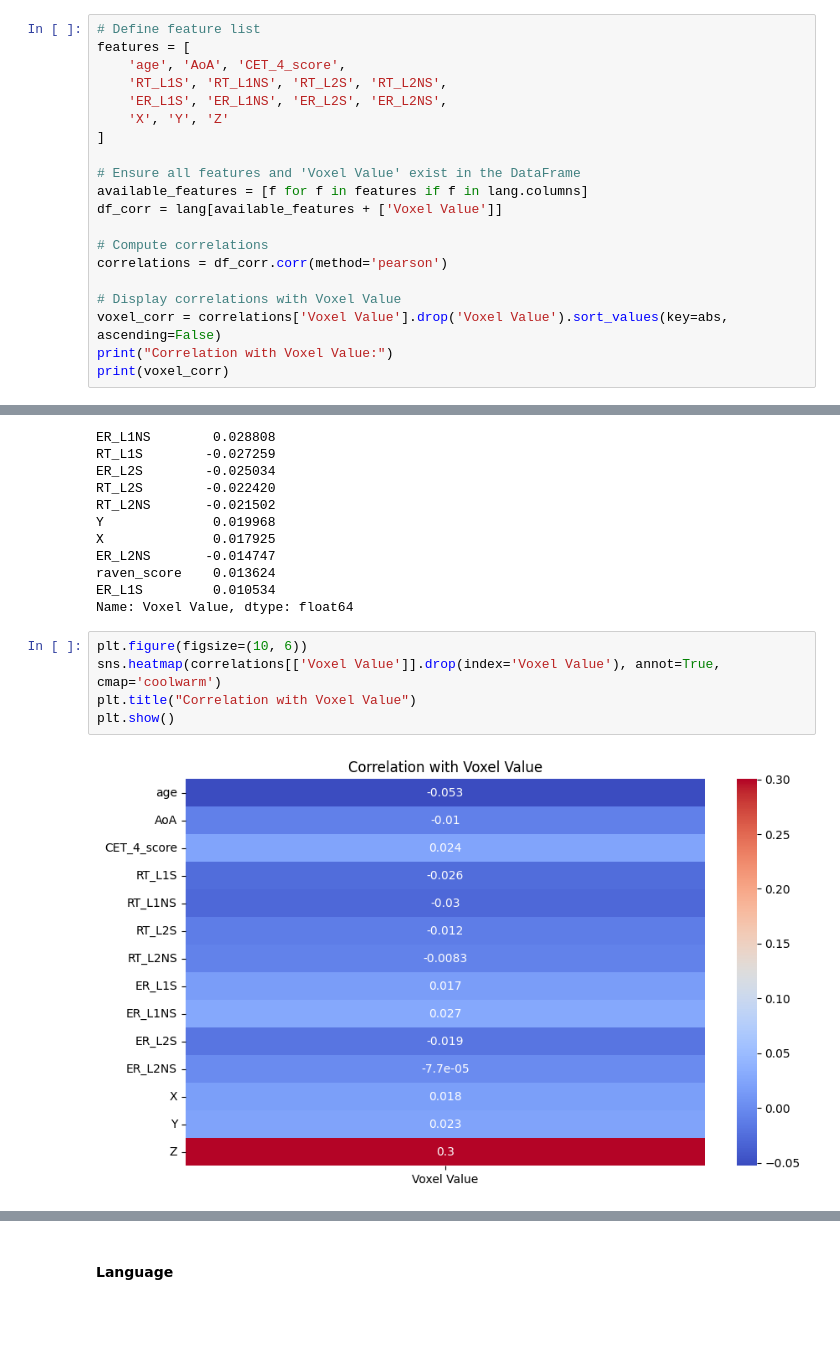
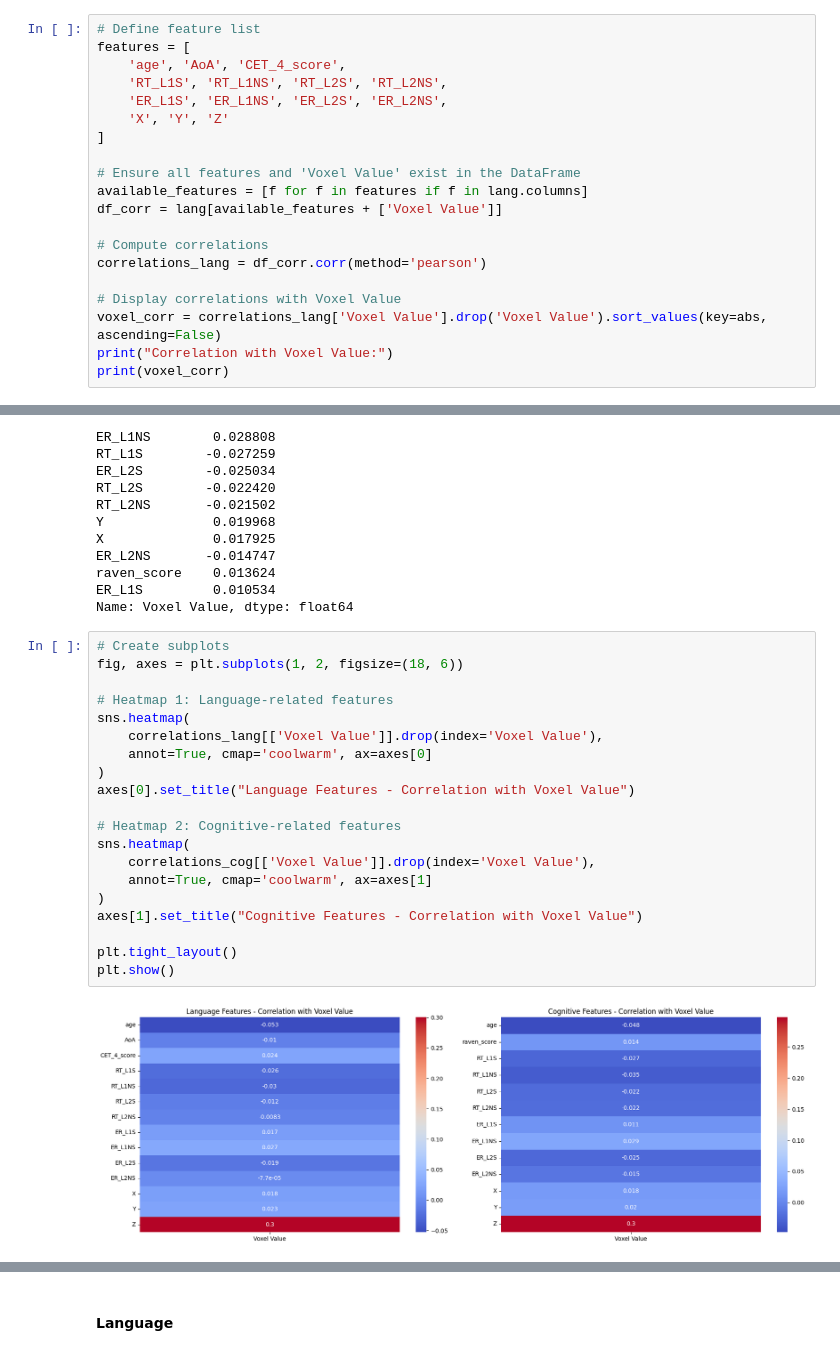
Before and after one commit to ojnim/cs506-final-project, a Jupyter notebook: modeling.ipynb, the cells around one changed output, grey strips where cells are left out. Saved outputs shown, nothing was run; the diff lists cells and outputs as text; blank space fills up the shorter version.

```diff
--- a/modeling.ipynb
+++ b/modeling.ipynb
@@ -265,10 +280,10 @@ available_features = [f for f in features if f in lang.columns]
 df_corr = lang[available_features + ['Voxel Value']]
 
 # Compute correlations
-correlations = df_corr.corr(method='pearson')
+correlations_lang = df_corr.corr(method='pearson')
 
 # Display correlations with Voxel Value
-voxel_corr = correlations['Voxel Value'].drop('Voxel Value').sort_values(key=abs, ascending=False)
+voxel_corr = correlations_lang['Voxel Value'].drop('Voxel Value').sort_values(key=abs, ascending=False)
 print("Correlation with Voxel Value:")
 print(voxel_corr)
 # %% [output]
@@ -325,9 +340,24 @@ raven_score    0.013624
 ER_L1S         0.010534
 Name: Voxel Value, dtype: float64
 # %%
-plt.figure(figsize=(10, 6))
-sns.heatmap(correlations[['Voxel Value']].drop(index='Voxel Value'), annot=True, cmap='coolwarm')
-plt.title("Correlation with Voxel Value")
+# Create subplots
+fig, axes = plt.subplots(1, 2, figsize=(18, 6))
+
+# Heatmap 1: Language-related features
+sns.heatmap(
+    correlations_lang[['Voxel Value']].drop(index='Voxel Value'),
+    annot=True, cmap='coolwarm', ax=axes[0]
+)
+axes[0].set_title("Language Features - Correlation with Voxel Value")
+
+# Heatmap 2: Cognitive-related features
+sns.heatmap(
+    correlations_cog[['Voxel Value']].drop(index='Voxel Value'),
+    annot=True, cmap='coolwarm', ax=axes[1]
+)
+axes[1].set_title("Cognitive Features - Correlation with Voxel Value")
+
+plt.tight_layout()
 plt.show()
 # %% [output]
-[figure, old version]
+[figure, new version]
```
Also changed, not shown: parts of 21 cells of this notebook, 1 other file.
